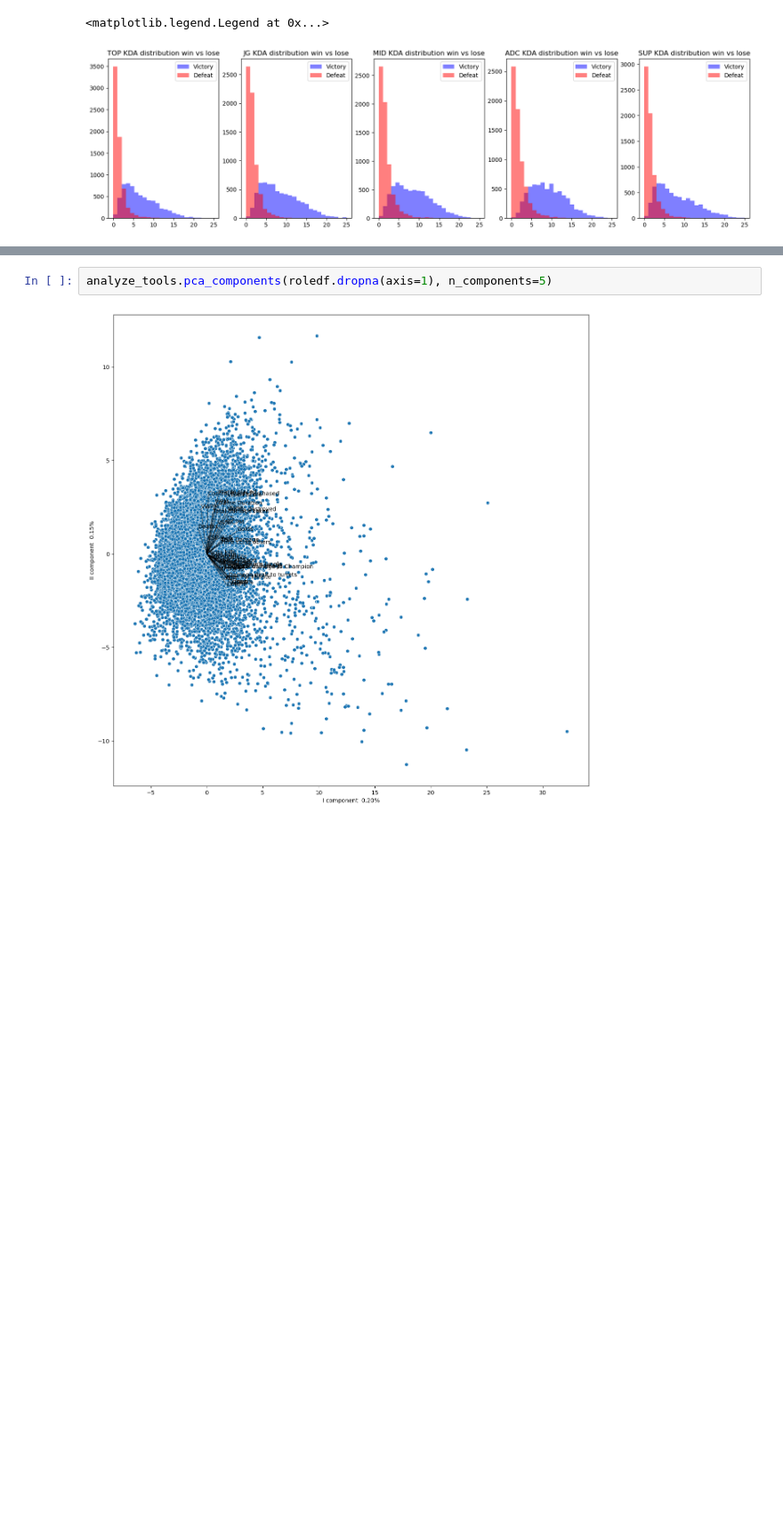
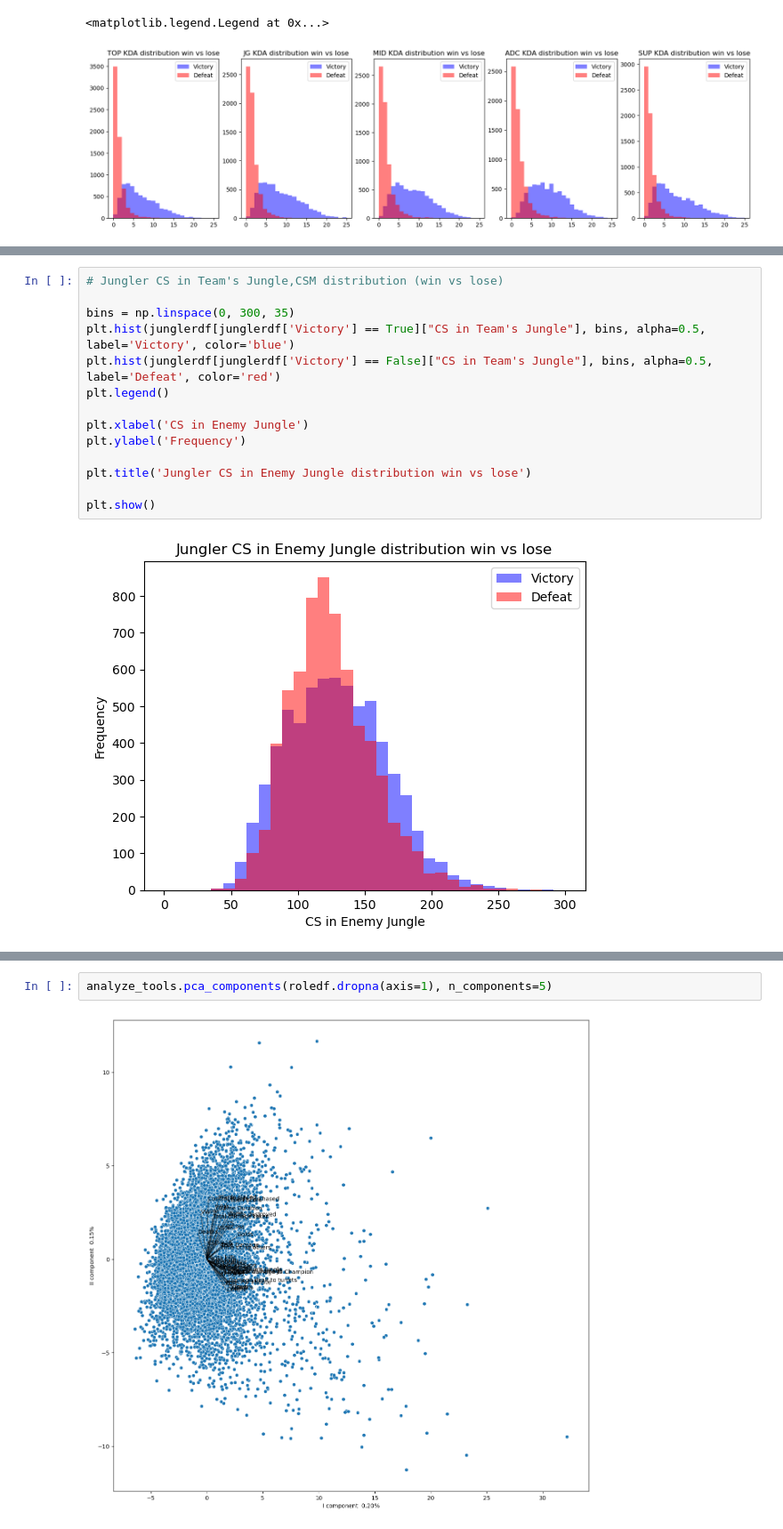
Before and after one commit to TsunomakiWatamelon/lol-esports-data-analysis, a Jupyter notebook: src/sandbox.ipynb, the cells around one changed output, grey strips where cells are left out. Shown at 89% size. Saved outputs shown, nothing was run; the diff lists cells and outputs as text; blank space fills up the shorter version.

```diff
--- a/src/sandbox.ipynb
+++ b/src/sandbox.ipynb
@@ -270,0 +363,16 @@ ax[4].legend()
+# %%
+# Jungler CS in Team's Jungle,CSM distribution (win vs lose)
+
+bins = np.linspace(0, 300, 35)
+plt.hist(junglerdf[junglerdf['Victory'] == True]["CS in Team's Jungle"], bins, alpha=0.5, label='Victory', color='blue')
+plt.hist(junglerdf[junglerdf['Victory'] == False]["CS in Team's Jungle"], bins, alpha=0.5, label='Defeat', color='red')
+plt.legend()
+
+plt.xlabel('CS in Enemy Jungle')
+plt.ylabel('Frequency')
+
+plt.title('Jungler CS in Enemy Jungle distribution win vs lose')
+
+plt.show()
+# %% [output]
+[figure, added]
```
Also changed, not shown: parts of 12 cells of this notebook.
